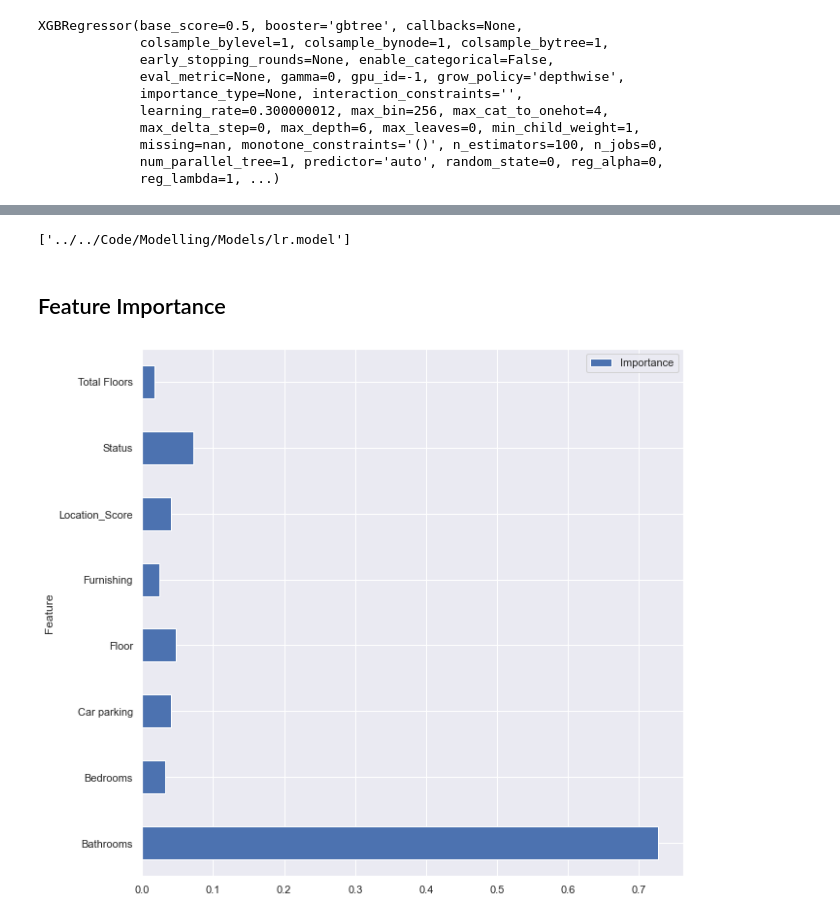
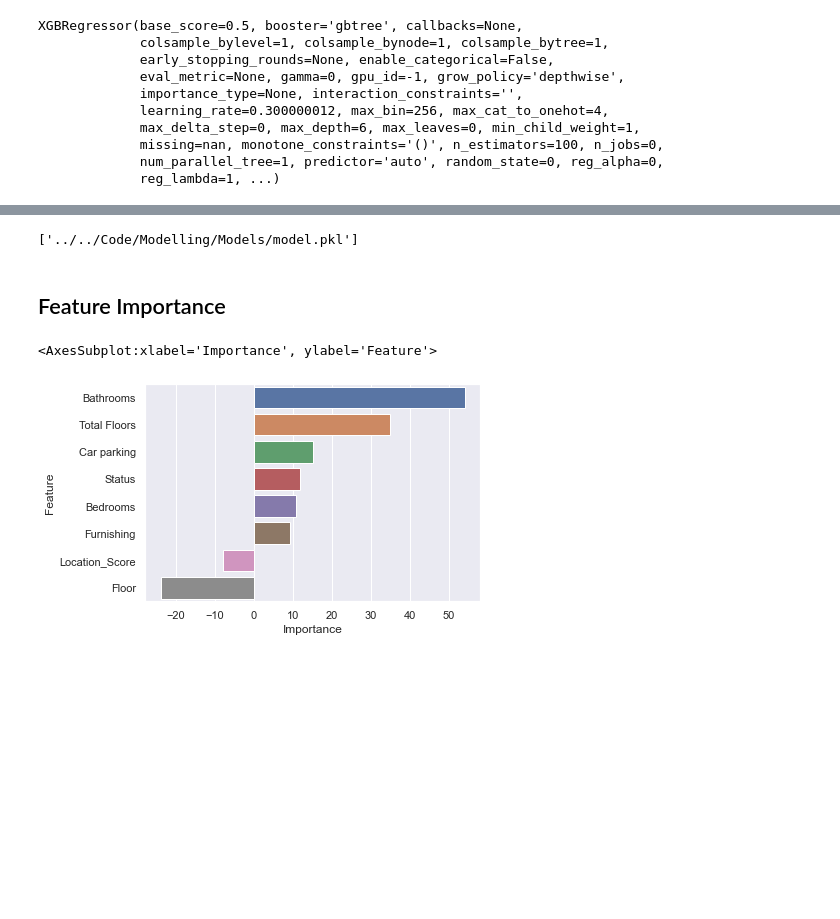
Before and after one commit to AbhinavSE/PropertyAnalysisIP, a Jupyter notebook: Code/Modelling/baseline.ipynb, the cells around one changed output, grey strips where cells are left out. Saved outputs shown, nothing was run; the diff lists cells and outputs as text; code cells hidden in the pictures; blank space fills up the shorter version.

```diff
--- a/Code/Modelling/baseline.ipynb
+++ b/Code/Modelling/baseline.ipynb
@@ -185,8 +206,8 @@ Score: 0.06974759578213163
 # %%
 from sklearn.ensemble import RandomForestRegressor
 # %%
-lr = RandomForestRegressor(n_estimators=1000, random_state=42, n_jobs=-1)
-lr.fit(X_train, y_train)
+rf = RandomForestRegressor(n_estimators=1000, random_state=42, n_jobs=-1)
+rf.fit(X_train, y_train)
 # %% [output]
 RandomForestRegressor(n_estimators=1000, n_jobs=-1, random_state=42)
 # %%
@@ -245,20 +284,9 @@ for y_true, y_predict in zip(y_valid, xgb.predict(X_valid)):
+# %%
+model = lr
 # %%
 # Save Model
-joblib.dump(lr, '../../Code/Modelling/Models/lr.model')
+joblib.dump(lr, '../../Code/Modelling/Models/model.pkl', compress=9)
 # %% [output]
-['../../Code/Modelling/Models/lr.model']
+['../../Code/Modelling/Models/model.pkl']
-# %%
-model = xgb
 # %% [markdown]
 ## Feature Importance
-# %%
-# Graph feature importance
-import seaborn as sns
-import matplotlib.pyplot as plt
-
-sns.set(style="darkgrid")
-imp = pd.DataFrame(sorted(zip(X.columns, model.feature_importances_)), columns=['Feature', 'Importance'])
-imp.plot.barh(y='Importance', x='Feature', figsize=(10, 10))
-plt.show()
-# %% [output]
-[figure, removed]
@@ -264,0 +296,8 @@ plt.show()
+# %%
+# Plot Feature importance of Linear Regression Model
+imp = pd.DataFrame(sorted(zip(X.columns, model.coef_), key=lambda x: x[1]), columns=['Feature', 'Importance'])
+imp.sort_values(by='Importance', inplace=True, ascending=False)
+sns.barplot(x='Importance', y='Feature', data=imp)
+# %% [output]
+<AxesSubplot:xlabel='Importance', ylabel='Feature'>
+[figure, added]
```
Also changed, not shown: parts of 18 cells of this notebook, 2 other files.
